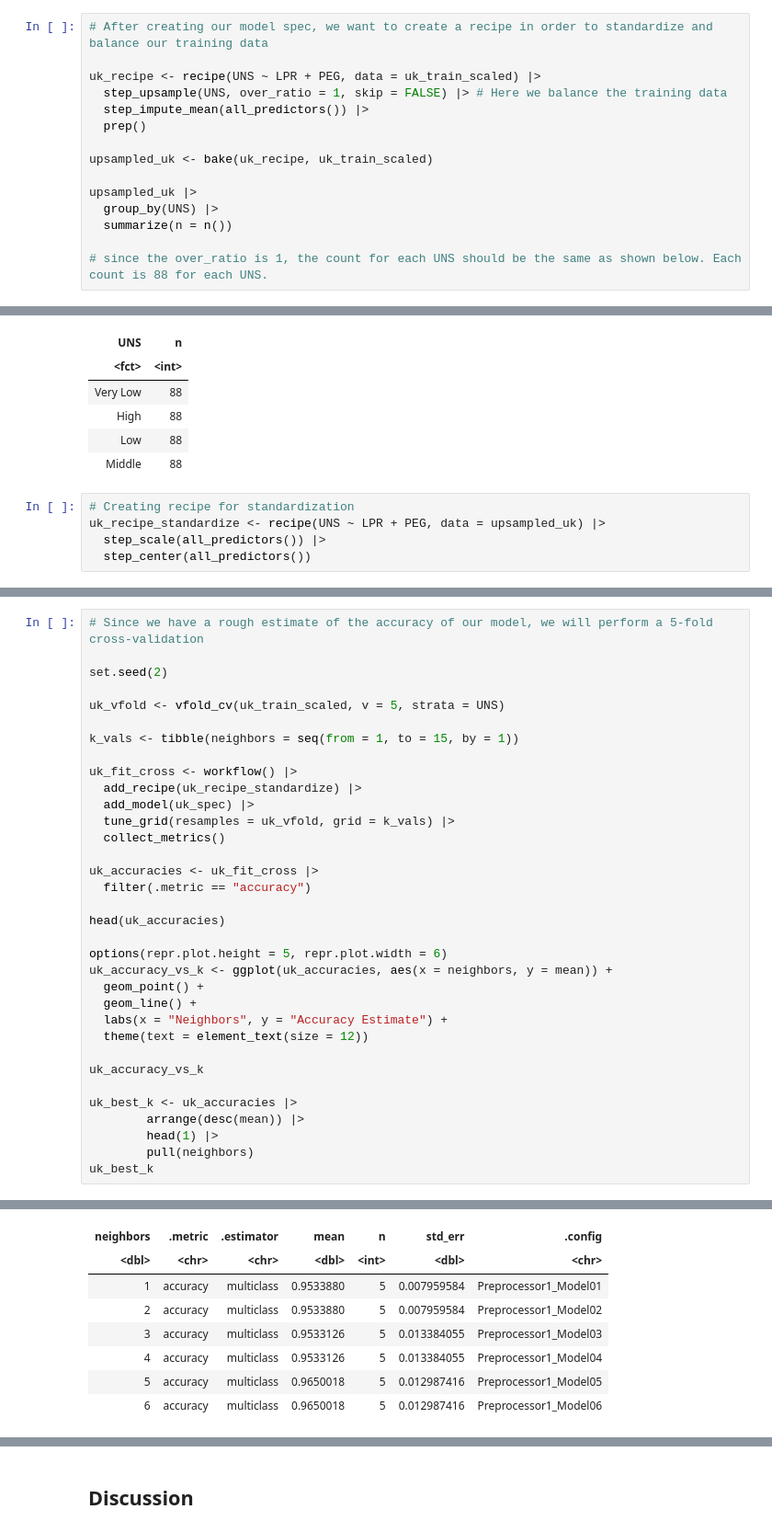
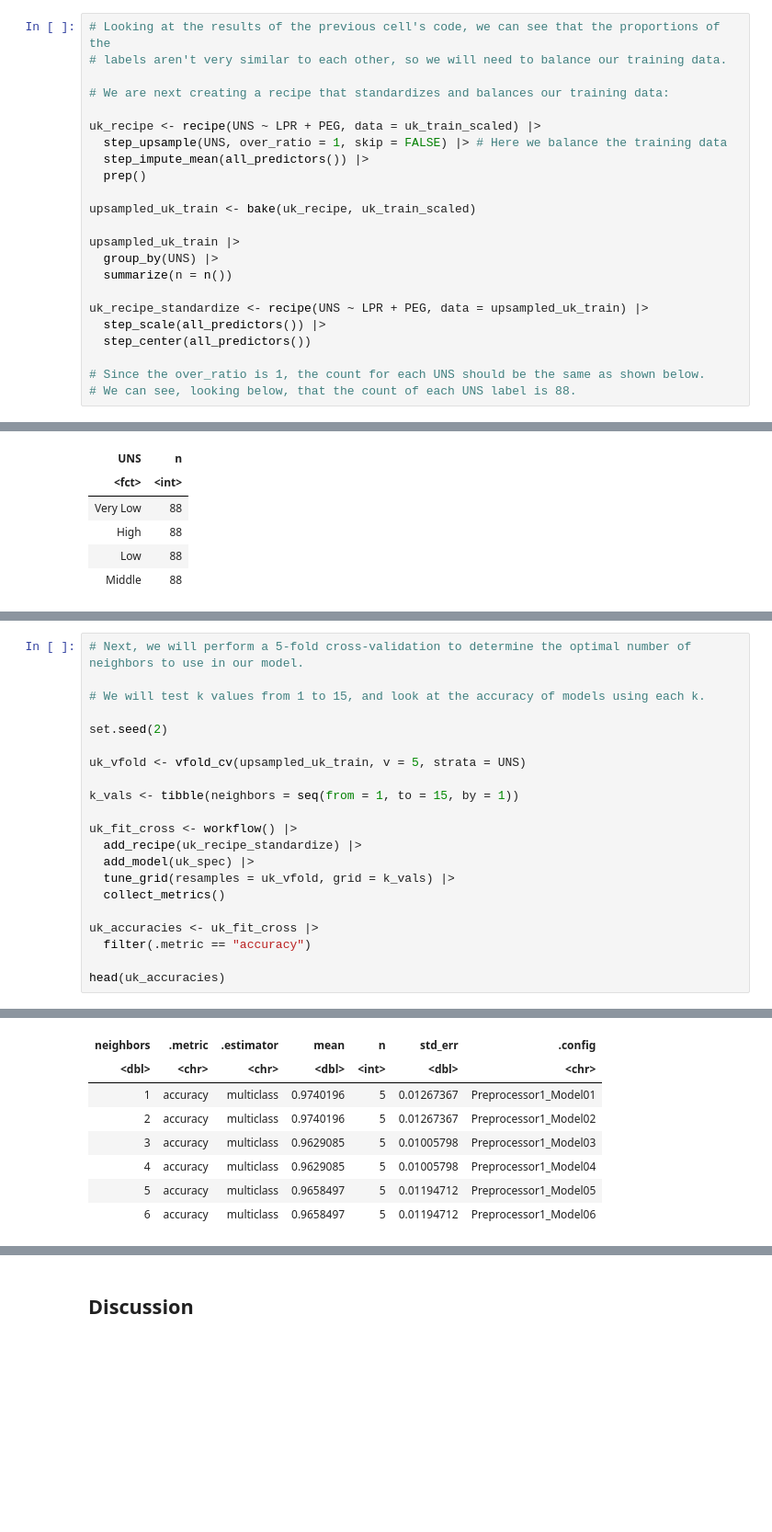
Before and after one commit to miketham24/knn_electrical_dc_machines, a Jupyter notebook: Team 11 Project Report.ipynb, the cells around one changed output, grey strips where cells are left out. Shown at 92% size. Cells and saved outputs as stored; diff of their text form; blank space fills up the shorter version.

```diff
--- a/Team 11 Project Report.ipynb
+++ b/Team 11 Project Report.ipynb
@@ -281,20 +276,28 @@ A tibble: 4 × 3
 | Middle | 34 | 23.44828 |
 | Very Low | 26 | 17.93103 |
 # %%
-# After creating our model spec, we want to create a recipe in order to standardize and balance our training data
+# Looking at the results of the previous cell's code, we can see that the proportions of the
+# labels aren't very similar to each other, so we will need to balance our training data.
+
+# We are next creating a recipe that standardizes and balances our training data:
 
 uk_recipe <- recipe(UNS ~ LPR + PEG, data = uk_train_scaled) |>
   step_upsample(UNS, over_ratio = 1, skip = FALSE) |> # Here we balance the training data
   step_impute_mean(all_predictors()) |>
   prep()
 
-upsampled_uk <- bake(uk_recipe, uk_train_scaled)
+upsampled_uk_train <- bake(uk_recipe, uk_train_scaled)
 
-upsampled_uk |>
+upsampled_uk_train |>
   group_by(UNS) |>
   summarize(n = n())
 
-# since the over_ratio is 1, the count for each UNS should be the same as shown below. Each count is 88 for each UNS.
+uk_recipe_standardize <- recipe(UNS ~ LPR + PEG, data = upsampled_uk_train) |>
+  step_scale(all_predictors()) |>
+  step_center(all_predictors())
+
+# Since the over_ratio is 1, the count for each UNS should be the same as shown below.
+# We can see, looking below, that the count of each UNS label is 88.
 # %% [output]
 A tibble: 4 × 2
 | UNS | n |
@@ -303,8 +306,3 @@ A tibble: 4 × 2
 | High | 88 |
 | Low | 88 |
 | Middle | 88 |
-# %%
-# Creating recipe for standardization
-uk_recipe_standardize <- recipe(UNS ~ LPR + PEG, data = upsampled_uk) |>
-  step_scale(all_predictors()) |>
-  step_center(all_predictors())
@@ -351,44 +315,31 @@ accuracy
 # %%
-# Since we have a rough estimate of the accuracy of our model, we will perform a 5-fold cross-validation
+# Next, we will perform a 5-fold cross-validation to determine the optimal number of neighbors to use in our model.
+
+# We will test k values from 1 to 15, and look at the accuracy of models using each k.
 
 set.seed(2)
 
-uk_vfold <- vfold_cv(uk_train_scaled, v = 5, strata = UNS)
+uk_vfold <- vfold_cv(upsampled_uk_train, v = 5, strata = UNS)
 
 k_vals <- tibble(neighbors = seq(from = 1, to = 15, by = 1))
 
 uk_fit_cross <- workflow() |>
   add_recipe(uk_recipe_standardize) |>
   add_model(uk_spec) |>
   tune_grid(resamples = uk_vfold, grid = k_vals) |>
   collect_metrics()
 
 uk_accuracies <- uk_fit_cross |>
   filter(.metric == "accuracy")
 
 head(uk_accuracies)
-
-options(repr.plot.height = 5, repr.plot.width = 6)
-uk_accuracy_vs_k <- ggplot(uk_accuracies, aes(x = neighbors, y = mean)) +
-  geom_point() +
-  geom_line() +
-  labs(x = "Neighbors", y = "Accuracy Estimate") +
-  theme(text = element_text(size = 12))
-
-uk_accuracy_vs_k
-
-uk_best_k <- uk_accuracies |>
-        arrange(desc(mean)) |>
-        head(1) |>
-        pull(neighbors)
-uk_best_k
 # %% [output]
 A tibble: 6 × 7
 | neighbors | .metric | .estimator | mean | n | std_err | .config |
 | <dbl> | <chr> | <chr> | <dbl> | <int> | <dbl> | <chr> |
-| 1 | accuracy | multiclass | 0.9533880 | 5 | 0.007959584 | Preprocessor1_Model01 |
-| 2 | accuracy | multiclass | 0.9533880 | 5 | 0.007959584 | Preprocessor1_Model02 |
-| 3 | accuracy | multiclass | 0.9533126 | 5 | 0.013384055 | Preprocessor1_Model03 |
-| 4 | accuracy | multiclass | 0.9533126 | 5 | 0.013384055 | Preprocessor1_Model04 |
-| 5 | accuracy | multiclass | 0.9650018 | 5 | 0.012987416 | Preprocessor1_Model05 |
-| 6 | accuracy | multiclass | 0.9650018 | 5 | 0.012987416 | Preprocessor1_Model06 |
+| 1 | accuracy | multiclass | 0.9740196 | 5 | 0.01267367 | Preprocessor1_Model01 |
+| 2 | accuracy | multiclass | 0.9740196 | 5 | 0.01267367 | Preprocessor1_Model02 |
+| 3 | accuracy | multiclass | 0.9629085 | 5 | 0.01005798 | Preprocessor1_Model03 |
+| 4 | accuracy | multiclass | 0.9629085 | 5 | 0.01005798 | Preprocessor1_Model04 |
+| 5 | accuracy | multiclass | 0.9658497 | 5 | 0.01194712 | Preprocessor1_Model05 |
+| 6 | accuracy | multiclass | 0.9658497 | 5 | 0.01194712 | Preprocessor1_Model06 |
```
Also changed, not shown: parts of 12 cells of this notebook.
